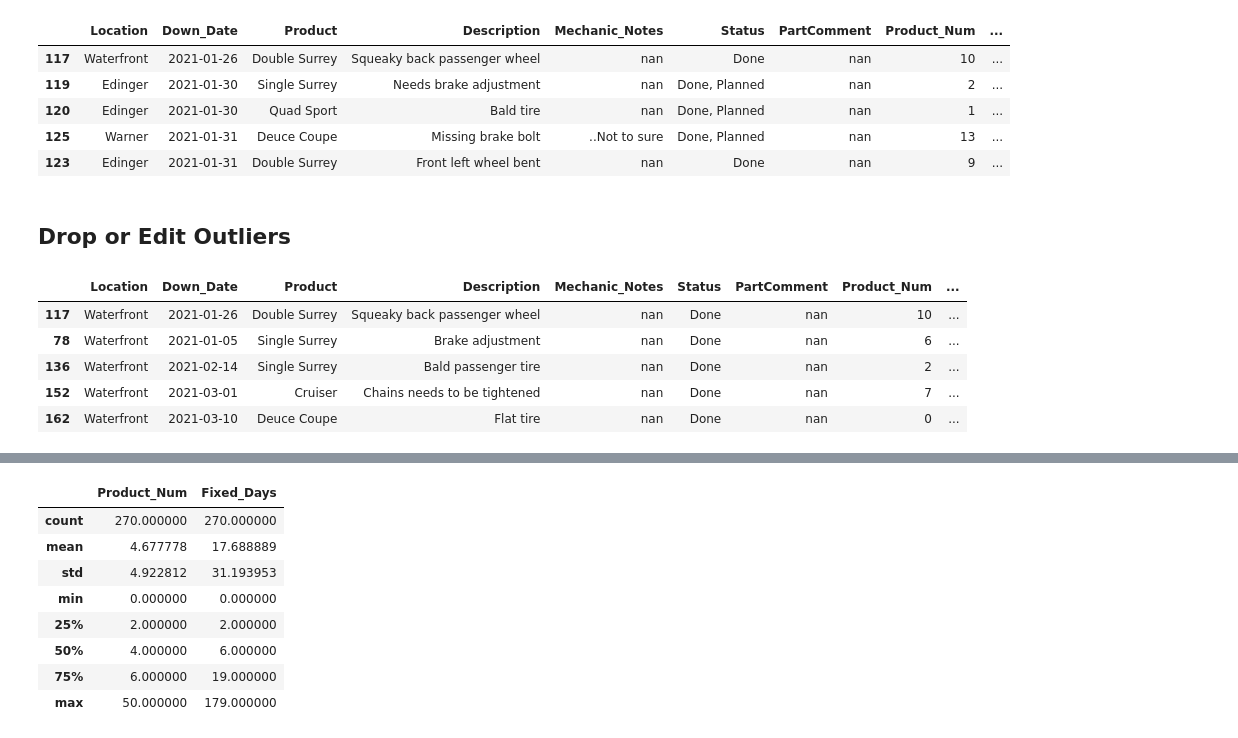
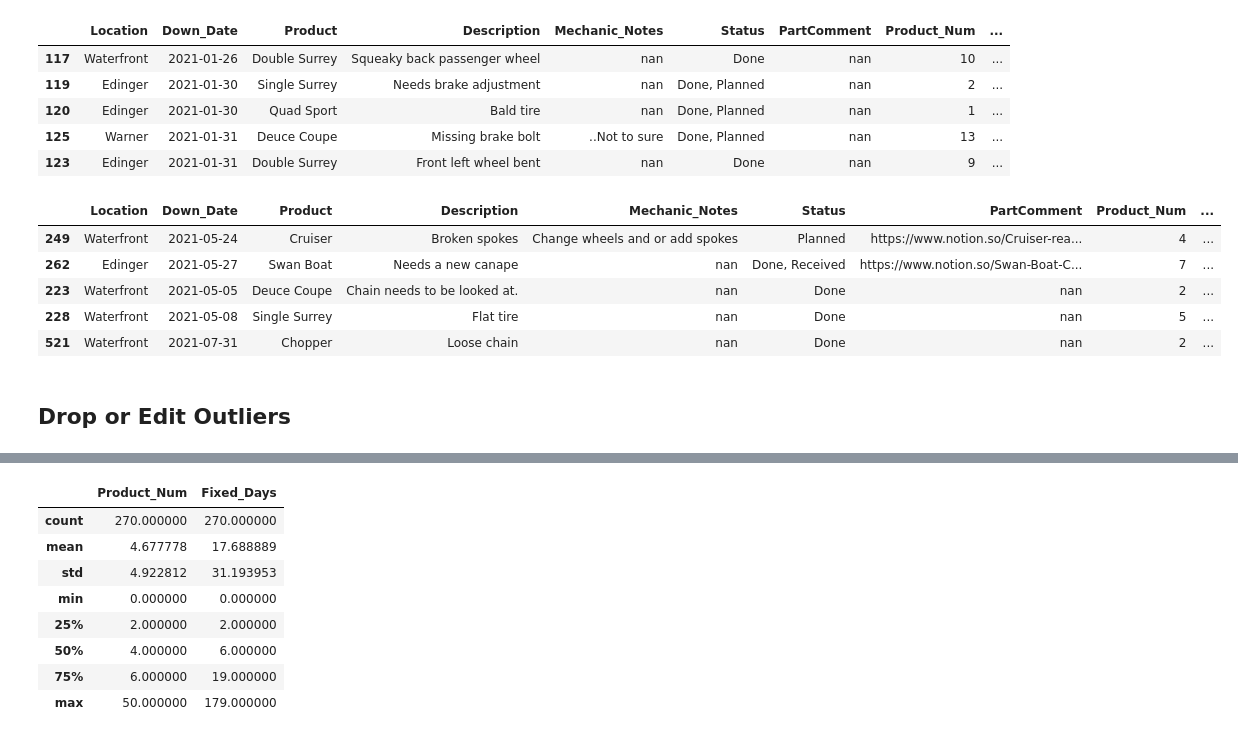
Before and after one commit to robertmounce/Python_Portfolio, a Jupyter notebook: wheel-fun-rentals-cleaning-and-basic-analysis.ipynb, the cells around one changed output, grey strips where cells are left out. Drawn from its saved outputs; the diff is of its cells as text; code cells hidden in the pictures.

```diff
--- a/wheel-fun-rentals-cleaning-and-basic-analysis.ipynb
+++ b/wheel-fun-rentals-cleaning-and-basic-analysis.ipynb
@@ -569,10 +618,10 @@ There are 26 outliers in the Fixed_Days column:
 mask = df['Fixed_Days'] > 35
 
 # Use the mask to filter the original DataFrame and create a new variable
-fixed_days_over_35 = df[mask]
+outliers = df[mask]
 
 # Display the new variable
-fixed_days_over_35['Fixed_Days'].hist()
+outliers['Fixed_Days'].hist()
 plt.xlabel('Fixed Days')
 plt.ylabel('Count')
 plt.title('Identify Outliers over 35 days')
@@ -588,16 +637,14 @@ fixed_days_over_35.head()
 | 120 | Edinger | 2021-01-30 | Quad Sport | Bald tire | nan | Done, Planned | nan | 1 | ... |
 | 125 | Warner | 2021-01-31 | Deuce Coupe | Missing brake bolt | ..Not to sure | Done, Planned | nan | 13 | ... |
 | 123 | Edinger | 2021-01-31 | Double Surrey | Front left wheel bent | nan | Done | nan | 9 | ... |
+# %%
+outliers.tail()
+# %% [output]
+|  | Location | Down_Date | Product | Description | Mechanic_Notes | Status | PartComment | Product_Num | ... |
+| 249 | Waterfront | 2021-05-24 | Cruiser | Broken spokes | Change wheels and or add spokes | Planned | https://www.notion.so/Cruiser-rea... | 4 | ... |
+| 262 | Edinger | 2021-05-27 | Swan Boat | Needs a new canape | nan | Done, Received | https://www.notion.so/Swan-Boat-C... | 7 | ... |
+| 223 | Waterfront | 2021-05-05 | Deuce Coupe | Chain needs to be looked at. | nan | Done | nan | 2 | ... |
+| 228 | Waterfront | 2021-05-08 | Single Surrey | Flat tire | nan | Done | nan | 5 | ... |
+| 521 | Waterfront | 2021-07-31 | Chopper | Loose chain | nan | Done | nan | 2 | ... |
 # %% [markdown]
 ## Drop or Edit Outliers
-# %%
-# Edit reports that were fixed date on 2021-06-20 to the dataset average due to an admin error
-July_21reports = df[df['Fixed_Date']== '2021-06-20']
-July_21reports.head()
-# %% [output]
-|  | Location | Down_Date | Product | Description | Mechanic_Notes | Status | PartComment | Product_Num | ... |
-| 117 | Waterfront | 2021-01-26 | Double Surrey | Squeaky back passenger wheel | nan | Done | nan | 10 | ... |
-| 78 | Waterfront | 2021-01-05 | Single Surrey | Brake adjustment | nan | Done | nan | 6 | ... |
-| 136 | Waterfront | 2021-02-14 | Single Surrey | Bald passenger tire | nan | Done | nan | 2 | ... |
-| 152 | Waterfront | 2021-03-01 | Cruiser | Chains needs to be tightened | nan | Done | nan | 7 | ... |
-| 162 | Waterfront | 2021-03-10 | Deuce Coupe | Flat tire | nan | Done | nan | 0 | ... |
```
Also changed, not shown: parts of 11 cells of this notebook.
